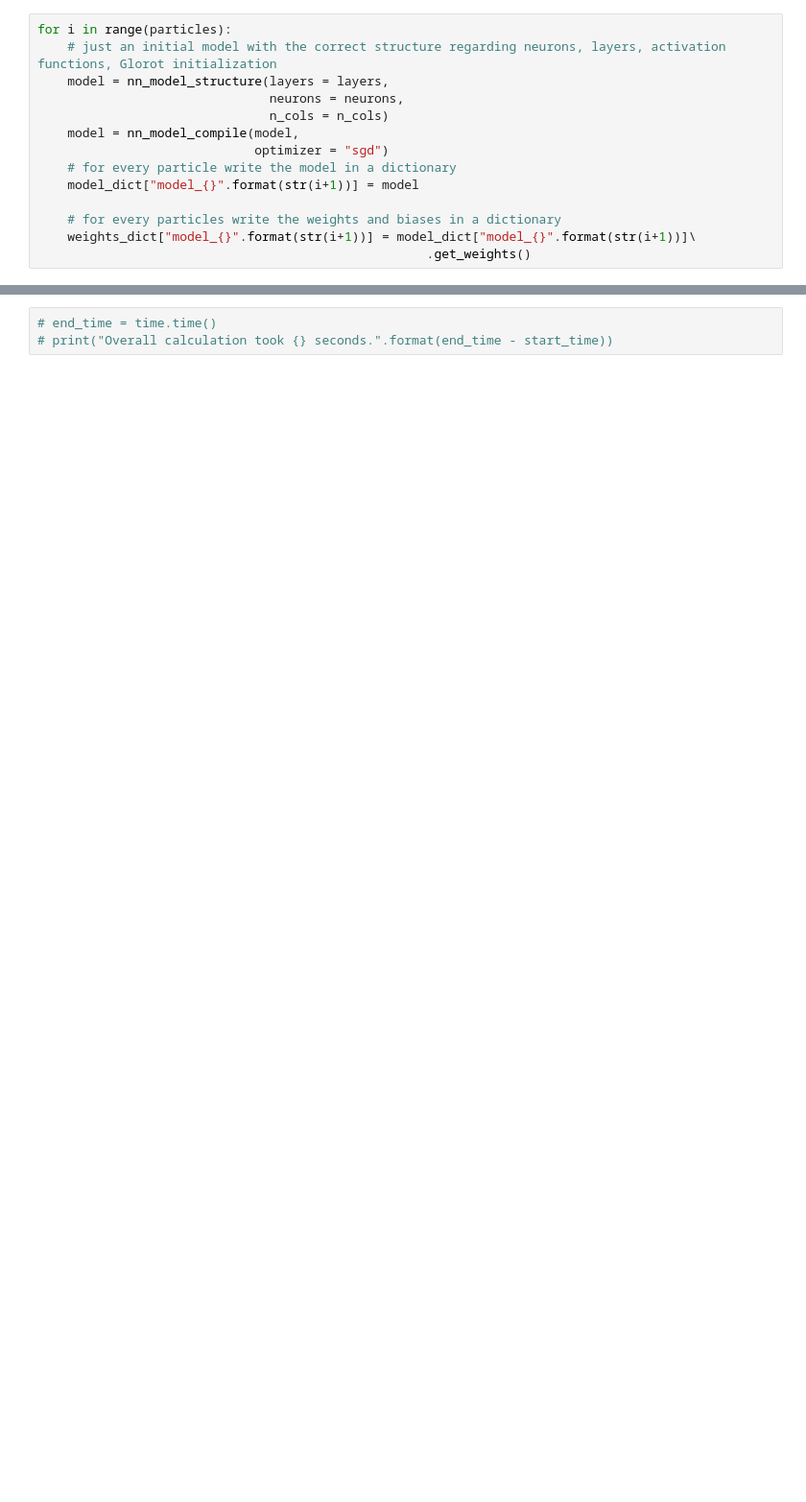
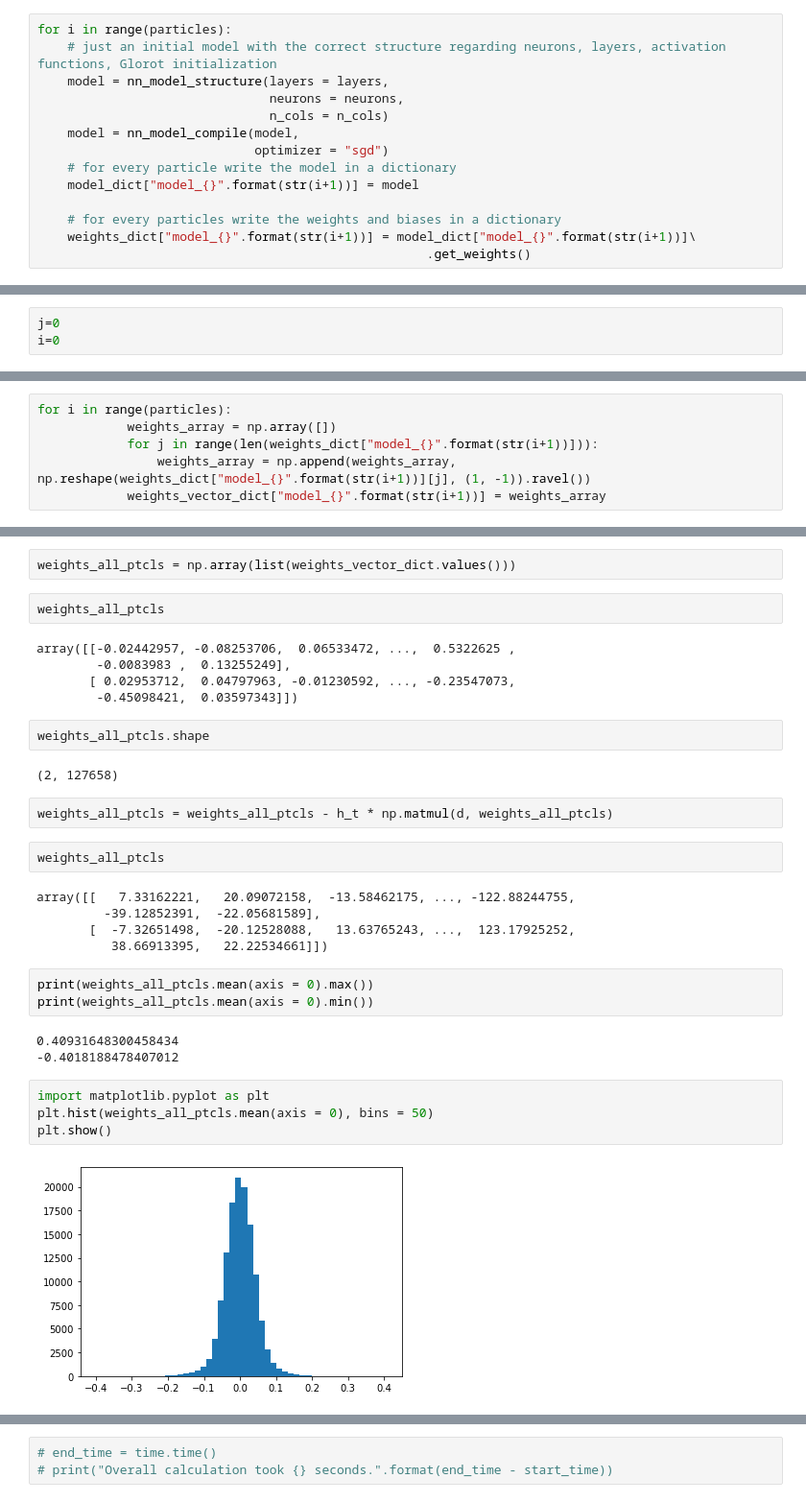
Before and after one commit to moritzlauff/thesis_programming, a Jupyter notebook: code_tests/enkf_test.ipynb, the cells around one changed output, grey strips where cells are left out. Shown at 96% size. Saved outputs shown, nothing was run; the diff lists cells and outputs as text; blank space fills up the shorter version.

Commit message:
bug fix with reshape

```diff
--- a/code_tests/enkf_test.ipynb
+++ b/code_tests/enkf_test.ipynb
@@ -181,0 +392,3 @@ for i in range(particles):
+# %%
+j=0
+i=0
@@ -181,0 +455,6 @@ for i in range(particles):
+# %%
+for i in range(particles):
+            weights_array = np.array([])
+            for j in range(len(weights_dict["model_{}".format(str(i+1))])):
+                weights_array = np.append(weights_array, np.reshape(weights_dict["model_{}".format(str(i+1))][j], (1, -1)).ravel())
+            weights_vector_dict["model_{}".format(str(i+1))] = weights_array
@@ -181,0 +465,34 @@ for i in range(particles):
+# %%
+weights_all_ptcls = np.array(list(weights_vector_dict.values()))
+# %%
+weights_all_ptcls
+# %% [output]
+array([[-0.02442957, -0.08253706,  0.06533472, ...,  0.5322625 ,
+        -0.0083983 ,  0.13255249],
+       [ 0.02953712,  0.04797963, -0.01230592, ..., -0.23547073,
+        -0.45098421,  0.03597343]])
+# %%
+weights_all_ptcls.shape
+# %% [output]
+(2, 127658)
+# %%
+weights_all_ptcls = weights_all_ptcls - h_t * np.matmul(d, weights_all_ptcls)
+# %%
+weights_all_ptcls
+# %% [output]
+array([[   7.33162221,   20.09072158,  -13.58462175, ..., -122.88244755,
+         -39.12852391,  -22.05681589],
+       [  -7.32651498,  -20.12528088,   13.63765243, ...,  123.17925252,
+          38.66913395,   22.22534661]])
+# %%
+print(weights_all_ptcls.mean(axis = 0).max())
+print(weights_all_ptcls.mean(axis = 0).min())
+# %% [output]
+0.40931648300458434
+-0.4018188478407012
+# %%
+import matplotlib.pyplot as plt
+plt.hist(weights_all_ptcls.mean(axis = 0), bins = 50)
+plt.show()
+# %% [output]
+[figure, added]
```
Also changed, not shown: parts of 56 cells of this notebook.
